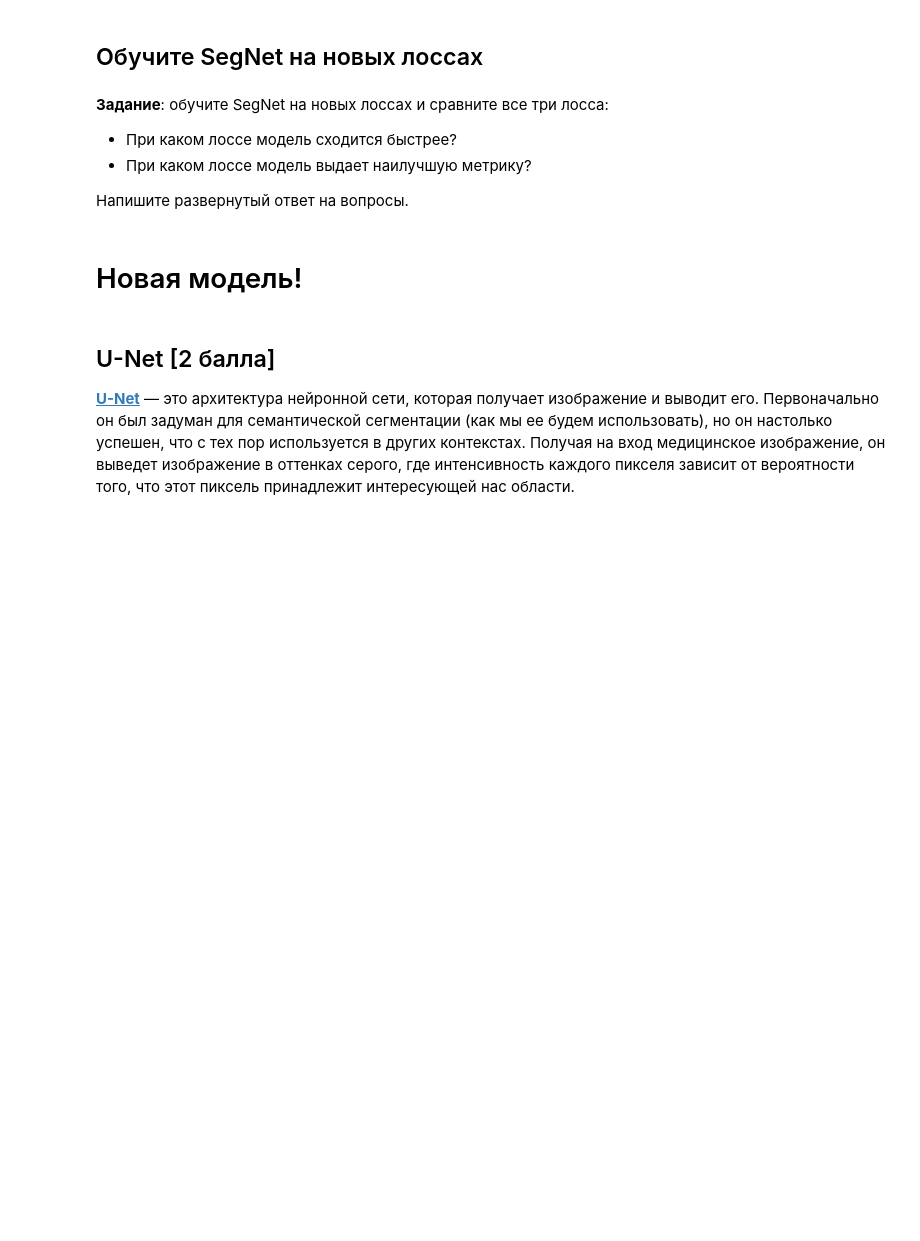
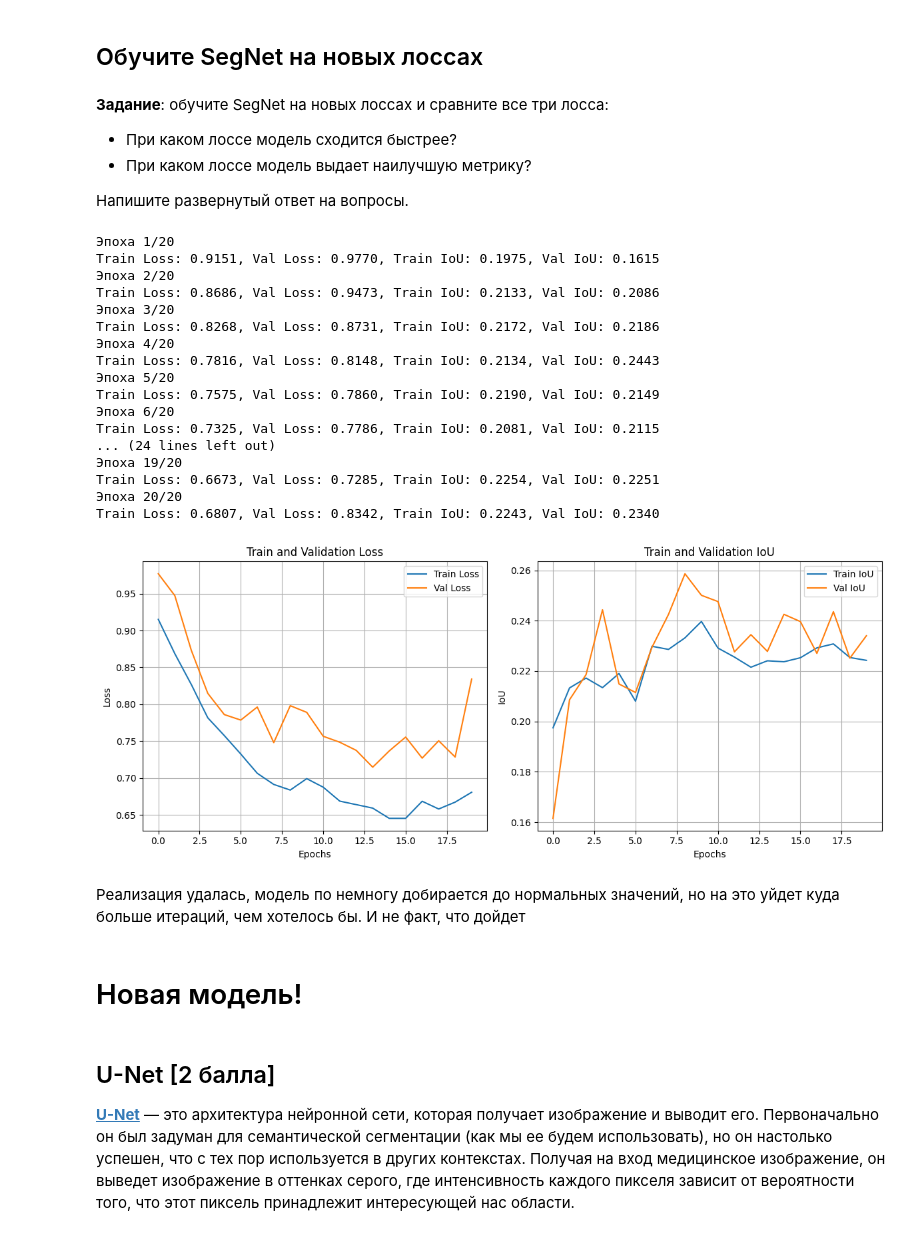
Before and after one commit to Provincial2511/DLS_course, a Jupyter notebook: Segment_DLS.ipynb, the cells around one changed output. Cells and saved outputs as stored; diff of their text form; code cells hidden in the pictures; blank space fills up the shorter version.

```diff
--- a/Segment_DLS.ipynb
+++ b/Segment_DLS.ipynb
@@ -906,0 +945,31 @@ assert sigmoid_focal_loss(dummpy_sample['logits'], dummpy_sample['labels'], alph
+# %%
+def boundary_loss(y_true, y_pred, smooth=1.0):
+    sobel_x = torch.Tensor([[-1, 0, 1], [-2, 0, 2], [-1, 0, 1]])
+    sobel_y = sobel_x.transpose(0, 1)
+
+    if y_pred.is_cuda:
+        sobel_x = sobel_x.cuda()
+        sobel_y = sobel_y.cuda()
+
+    y_true = y_true[:, 0, :, :]  # Remove channel dimension
+    y_pred = y_pred[:, 0, :, :]  # Remove channel dimension
+
+    y_true = F.pad(y_true, (1, 1, 1, 1), mode='reflect')
+    y_pred = F.pad(y_pred, (1, 1, 1, 1), mode='reflect')
+
+    # Calculate gradients
+    dx_true = F.conv2d(y_true.unsqueeze(1), sobel_x.unsqueeze(0).unsqueeze(0), padding=0).squeeze(1)
+    dy_true = F.conv2d(y_true.unsqueeze(1), sobel_y.unsqueeze(0).unsqueeze(0), padding=0).squeeze(1)
+    dx_pred = F.conv2d(y_pred.unsqueeze(1), sobel_x.unsqueeze(0).unsqueeze(0), padding=0).squeeze(1)
+    dy_pred = F.conv2d(y_pred.unsqueeze(1), sobel_y.unsqueeze(0).unsqueeze(0), padding=0).squeeze(1)
+
+    # Calculate boundaries
+    boundary_true = torch.abs(dx_true) + torch.abs(dy_true)
+    boundary_pred = torch.abs(dx_pred) + torch.abs(dy_pred)
+
+    # Calculate boundary loss
+    intersection = torch.sum(boundary_true * boundary_pred)
+    denominator = torch.sum(boundary_true.pow(2)) + torch.sum(boundary_pred.pow(2)) + smooth
+    boundary_loss = 1 - 2 * intersection / denominator
+
+    return boundary_loss
@@ -912,6 +985,34 @@ assert sigmoid_focal_loss(dummpy_sample['logits'], dummpy_sample['labels'], alph
 *   При каком лоссе модель выдает наилучшую метрику?
 
 Напишите развернутый ответ на вопросы.
+# %%
+model = SegNet()
+criterion = lambda logits, labels: boundary_loss(logits, labels)
+optimizer = torch.optim.Adam(model.parameters(), lr=1e-3, weight_decay=1e-5)
+model = model.to(device)
+
+train_model(model, criterion, optimizer, train_dataloader, valid_dataloader, epochs=20, device=device)
+# %% [output]
+Эпоха 1/20
+Train Loss: 0.9151, Val Loss: 0.9770, Train IoU: 0.1975, Val IoU: 0.1615
+Эпоха 2/20
+Train Loss: 0.8686, Val Loss: 0.9473, Train IoU: 0.2133, Val IoU: 0.2086
+Эпоха 3/20
+Train Loss: 0.8268, Val Loss: 0.8731, Train IoU: 0.2172, Val IoU: 0.2186
+Эпоха 4/20
+Train Loss: 0.7816, Val Loss: 0.8148, Train IoU: 0.2134, Val IoU: 0.2443
+Эпоха 5/20
+Train Loss: 0.7575, Val Loss: 0.7860, Train IoU: 0.2190, Val IoU: 0.2149
+Эпоха 6/20
+Train Loss: 0.7325, Val Loss: 0.7786, Train IoU: 0.2081, Val IoU: 0.2115
+... (24 lines left out)
+Эпоха 19/20
+Train Loss: 0.6673, Val Loss: 0.7285, Train IoU: 0.2254, Val IoU: 0.2251
+Эпоха 20/20
+Train Loss: 0.6807, Val Loss: 0.8342, Train IoU: 0.2243, Val IoU: 0.2340
+[figure, added]
+# %% [markdown]
+Реализация удалась, модель по немногу добирается до нормальных значений, но на это уйдет куда больше итераций, чем хотелось бы. И не факт, что дойдет
 # %% [markdown]
 # Новая модель!
 # %% [markdown]
```
Also changed, not shown: parts of 17 cells of this notebook.
